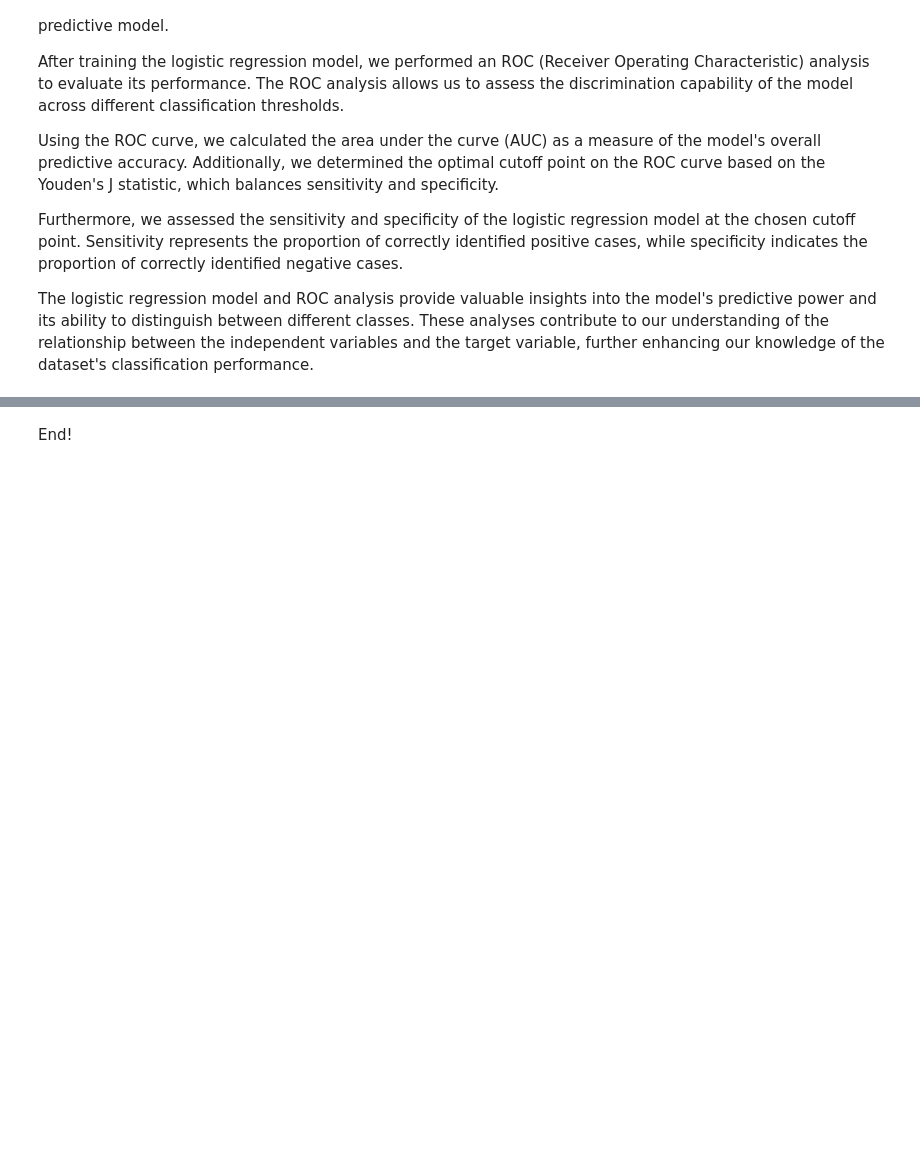
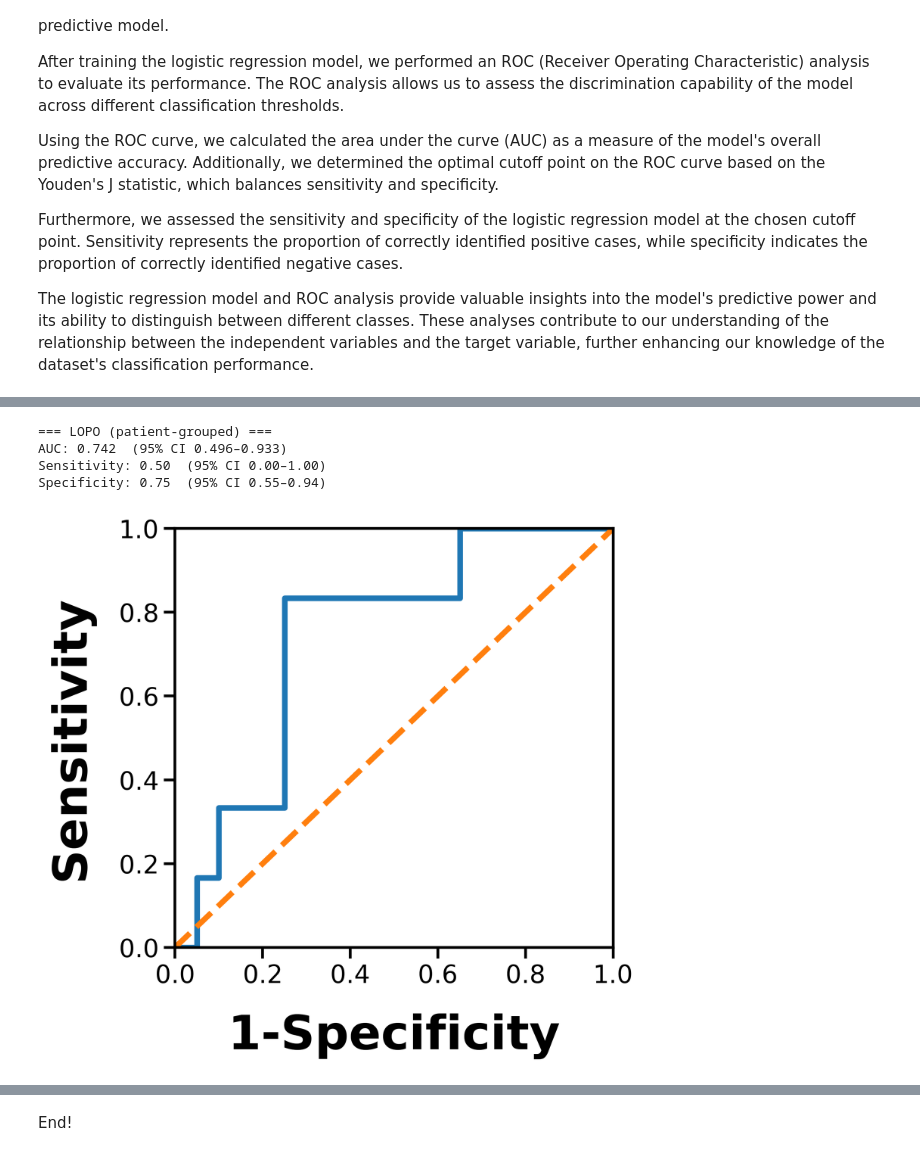
Before and after one commit to davidalejandromiranda/fedsa_public, a Jupyter notebook: data_processing.ipynb, the cells around one changed output, grey strips where cells are left out. Cells and saved outputs as stored; diff of their text form; code cells hidden in the pictures; blank space fills up the shorter version.

Commit message:
Cross-Validation incorporated to the study

```diff
--- a/data_processing.ipynb
+++ b/data_processing.ipynb
@@ -460,0 +838,8 @@ AUC = 0.83
+# %%
+oof_lopo, met_lopo = apply_cross_validation_lopo(data)
+# %% [output]
+=== LOPO (patient-grouped) ===
+AUC: 0.742  (95% CI 0.496–0.933)
+Sensitivity: 0.50  (95% CI 0.00–1.00)
+Specificity: 0.75  (95% CI 0.55–0.94)
+[figure, added]
```
Also changed, not shown: parts of 15 cells of this notebook, 1 other file.
